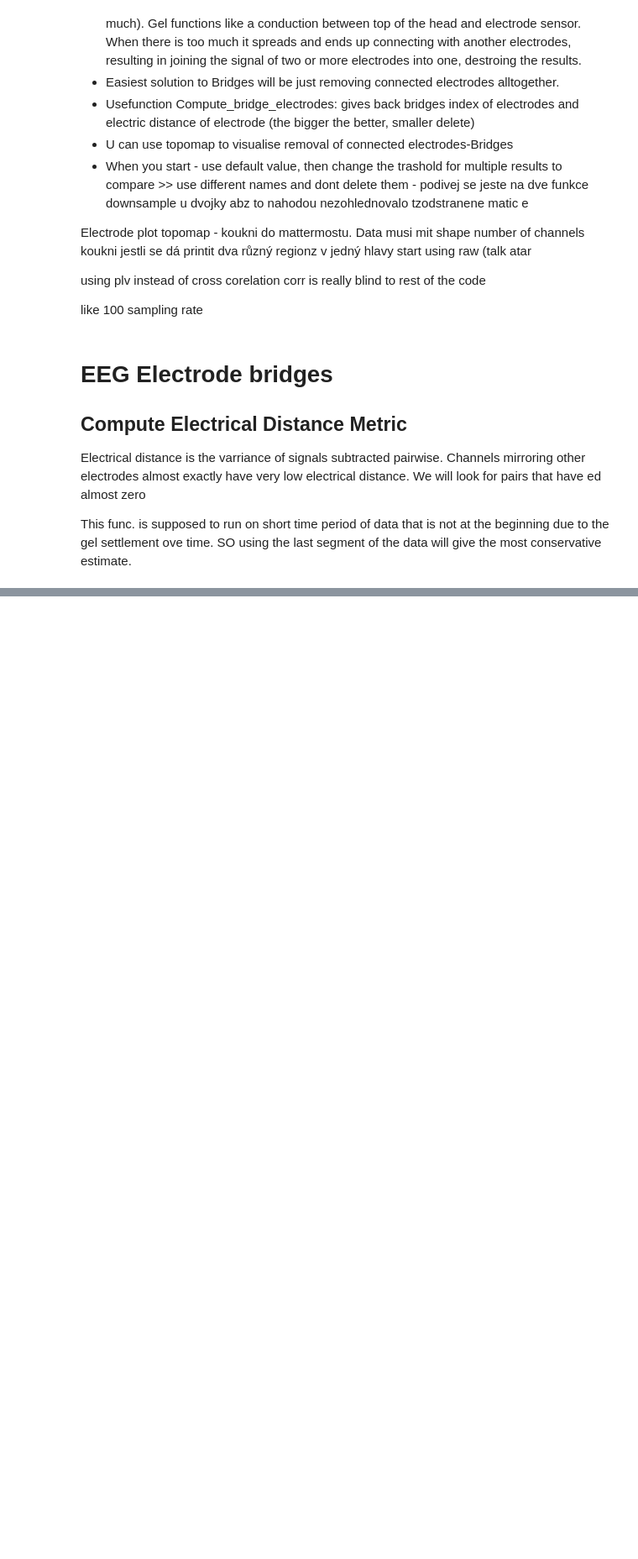
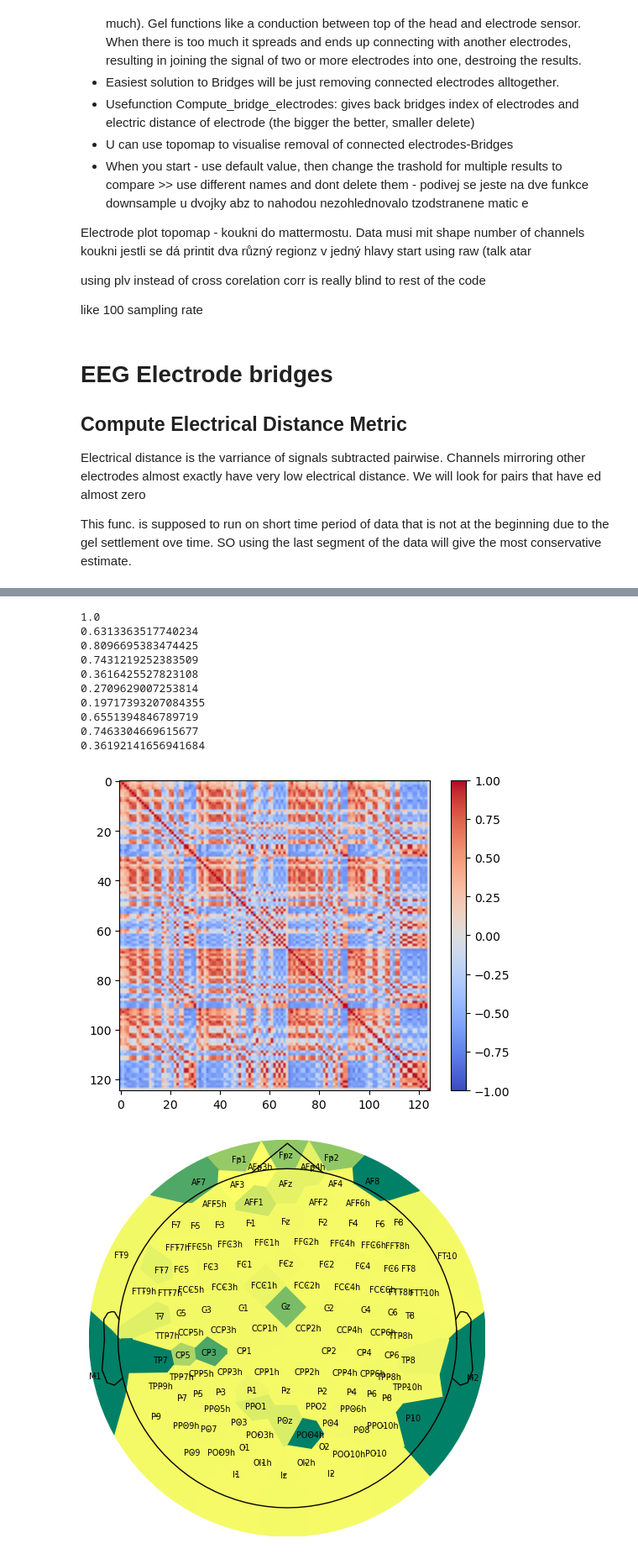
Before and after one commit to Beelzebufo2001/AnalysisBooredEEG, a Jupyter notebook: Notebook/RemoveBridges.ipynb, the cells around one changed output, grey strips where cells are left out. Shown at 84% size. Drawn from its saved outputs; the diff is of its cells as text; code cells hidden in the pictures; blank space fills up the shorter version.

```diff
--- a/Notebook/RemoveBridges.ipynb
+++ b/Notebook/RemoveBridges.ipynb
@@ -38,17 +38,13 @@ We will look for pairs that have ed almost zero
 
 This func. is supposed to run on short time period of data that is not at the beginning due to the gel settlement ove time. SO using the last segment of the data will give the most conservative estimate.
 # %%
-path = './../bigData/C01/ica/C01_2024-11-16_10-44-51_RS_before_ica.fif'
-subject = mne.io.read_raw_fif(path)
+path = './../data/C01/C01_2024-11-16_10-44-51_RS_before_ica.fif'
+subject = mne.io.read_raw_fif(path, preload=True)
 montage = mne.channels.make_standard_montage("standard_1005")
+subject.set_montage(montage)
 
-ed_data = dict()  # electrical distance/bridging data
-raw_data = dict()  # store infos for electrode positions
-for sub in range(1, 11):
-    print(f"Computing electrode bridges for subject {subject}")
-    raw_fname = mne.datasets.eegbci.load_data(subjects=subject, runs=(1,))[0]
-    raw = mne.io.read_raw(raw_fname, preload=True, verbose=False)
-    mne.datasets.eegbci.standardize(raw)  # set channel names
-    raw.set_montage(montage, verbose=False)
-    raw_data[sub] = raw
-    ed_data[sub] = mne.preprocessing.compute_bridged_electrodes(raw)
+#raw = subject.copy().set_eeg_reference('average', projection=False) # that shit hit the same
+print(f"Computing electrode bridges for subject {path}")
+#raw_data[path] = subject
+#ed_data[path] = mne.preprocessing.compute_bridged_electrodes(subject)
+bridged_idx, ed_matrix = mne.preprocessing.compute_bridged_electrodes(subject)
@@ -54,0 +76,33 @@ for sub in range(1, 11):
+# %%
+import numpy as np
+
+data = subject.get_data()
+corr = np.corrcoef(data)
+
+import matplotlib.pyplot as plt
+plt.imshow(corr, vmin=-1, vmax=1, cmap='coolwarm')
+plt.colorbar()
+
+for i in range(10):
+    print(np.corrcoef(data[0], data[i])[0,1])
+
+mne.viz.plot_bridged_electrodes(
+    subject.info,
+    bridged_idx,
+    ed_matrix,
+    title="Subject 6 Bridged Electrodes",
+    topomap_args=dict(vlim=(None, 5)),
+)
+# %% [output]
+1.0
+0.6313363517740234
+0.8096695383474425
+0.7431219252383509
+0.3616425527823108
+0.2709629007253814
+0.19717393207084355
+0.6551394846789719
+0.7463304669615677
+0.36192141656941684
+[figure, added]
+[figure, added]
```
Also changed, not shown: parts of 10 cells of this notebook, 2 other files.
